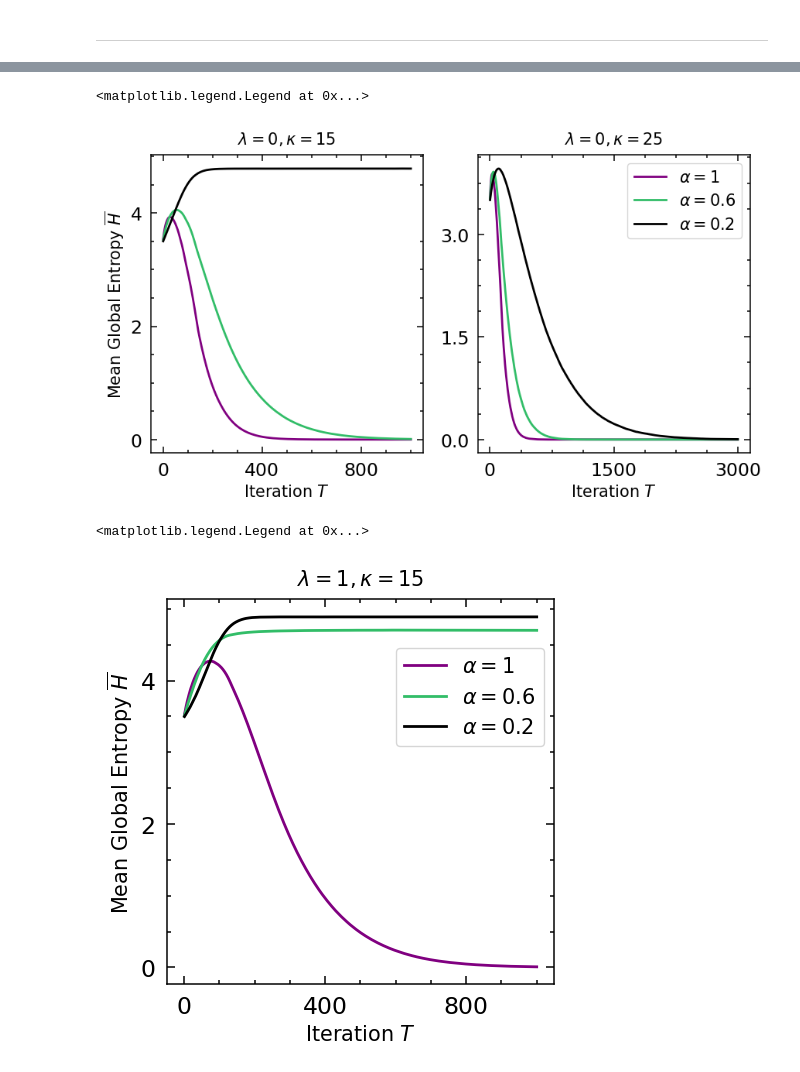
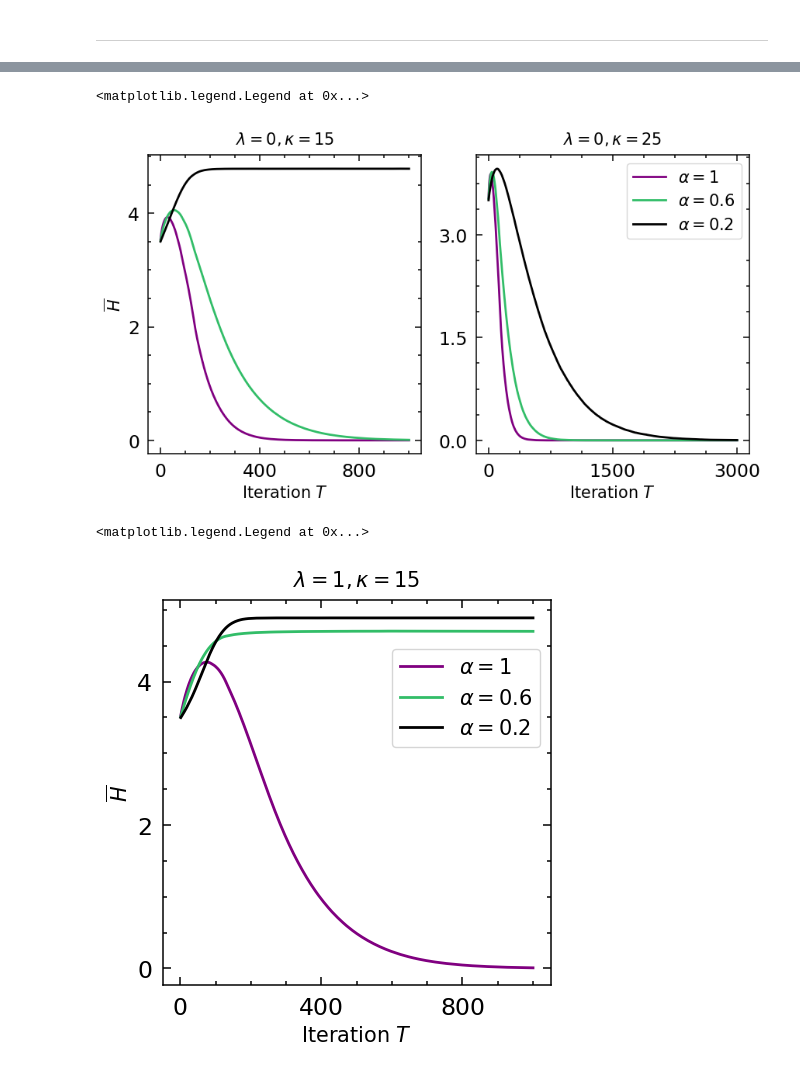
Before and after one commit to patrick-oliveira/EntropiaGrafos, a Jupyter notebook: notebooks/single_polarized_group.ipynb, the cells around one changed output, grey strips where cells are left out. Cells and saved outputs as stored; diff of their text form; code cells hidden in the pictures.

```diff
--- a/notebooks/single_polarized_group.ipynb
+++ b/notebooks/single_polarized_group.ipynb
@@ -36,7 +36,7 @@ titles = [
 title_size = 15
 single_ylabel = True
 position_ylabel = "left"
-ylabel = r"Mean Global Entropy $\overline{H}$"
+ylabel = r"$\overline{H}$"
 ylabel_fontsize = 15
 xlabel_bottom_only = True
 xlabel = r"Iteration $T$"
@@ -115,7 +115,7 @@ titles = [
 title_size = 15
 single_ylabel = True
 position_ylabel = "left"
-ylabel = r"Mean Global Entropy $\overline{H}$"
+ylabel = r"$\overline{H}$"
 ylabel_fontsize = 15
 xlabel_bottom_only = True
 xlabel = r"Iteration $T$"
@@ -181,7 +181,7 @@ for p in selected_params:
 axs[1].legend(loc = 'upper right', fontsize = 15)
 # %% [output]
 <matplotlib.legend.Legend at 0x...>
-[figure, old version]
+[figure, new version]
 # %%
 # parameters
 
@@ -195,7 +195,7 @@ titles = [
 title_size = 15
 single_ylabel = True
 position_ylabel = "left"
-ylabel = r"Mean Global Entropy $\overline{H}$"
+ylabel = r"$\overline{H}$"
 ylabel_fontsize = 15
 xlabel_bottom_only = True
 xlabel = r"Iteration $T$"
@@ -234,34 +234,34 @@ fig, axs = format_text(
     xlabel_fontsize
 )
 
 # plot
 line_width = 2
 
 measure = 'entropy'
 
 alpha_color =  {
     1: "purple",
     0.8: "darkgreen",
     0.6: "#32BD68",
     0.4: "y",
     0.2: "k"
 }
 
 X = np.arange(1, 1000 + 1)
 
 selected_params = [x for x in params if x['kappa'] == 15 and x['lambd'] == 1 and x['gamma'] == 0]
 for p in selected_params:
     axs[0].plot(X, results[make_tuple(p)][measure], c = alpha_color[p['alpha']], linewidth = line_width, label = rf'$\alpha = ${p["alpha"]}')
 
 # X = np.arange(1, 3000 + 1)
 # selected_params = [x for x in params__ if x['kappa'] == 25 and x['lambd'] == 1 and x['gamma'] == 0]
 # for p in selected_params:
 #     axs[1].plot(X, results__[make_tuple(p)][measure], c = alpha_color[p['alpha']], linewidth = line_width, label = rf'$\alpha = ${p["alpha"]}')
 
 axs[0].legend(loc = 'upper right', fontsize = 15, bbox_to_anchor=(1, 0.90))
 # %% [output]
 <matplotlib.legend.Legend at 0x...>
-[figure, old version]
+[figure, new version]
 # %%
 # parameters
 
```
Also changed, not shown: parts of 2 cells of this notebook.
